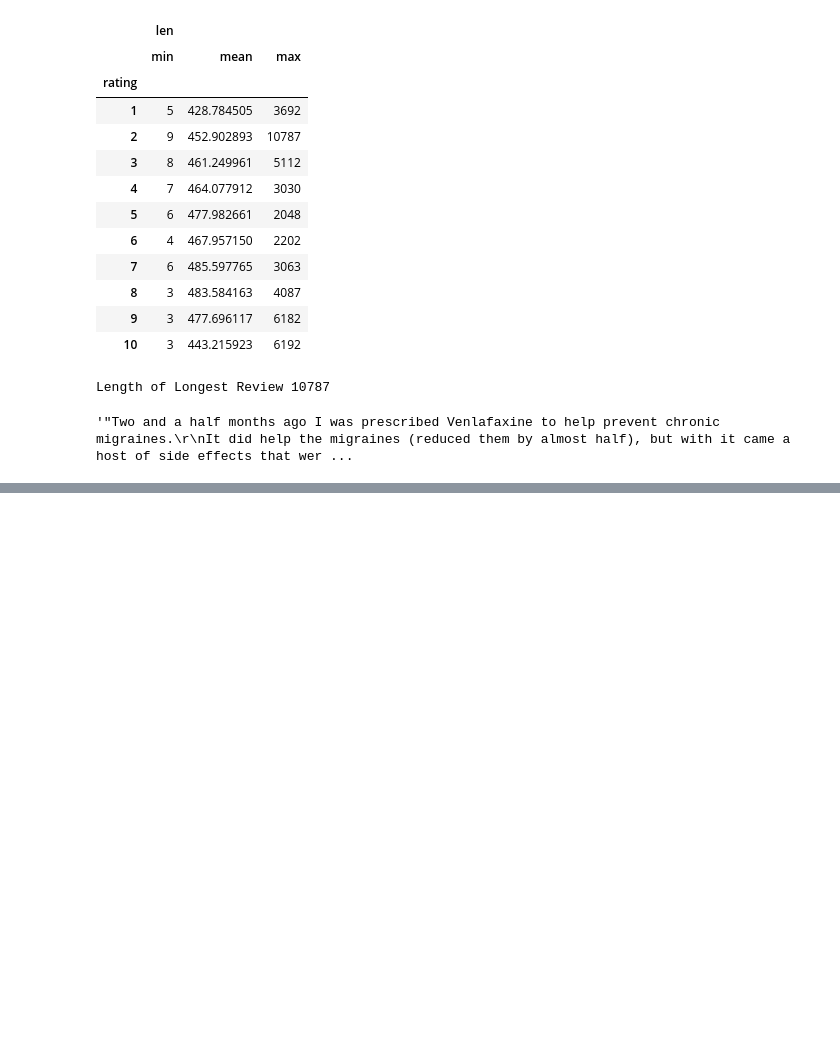
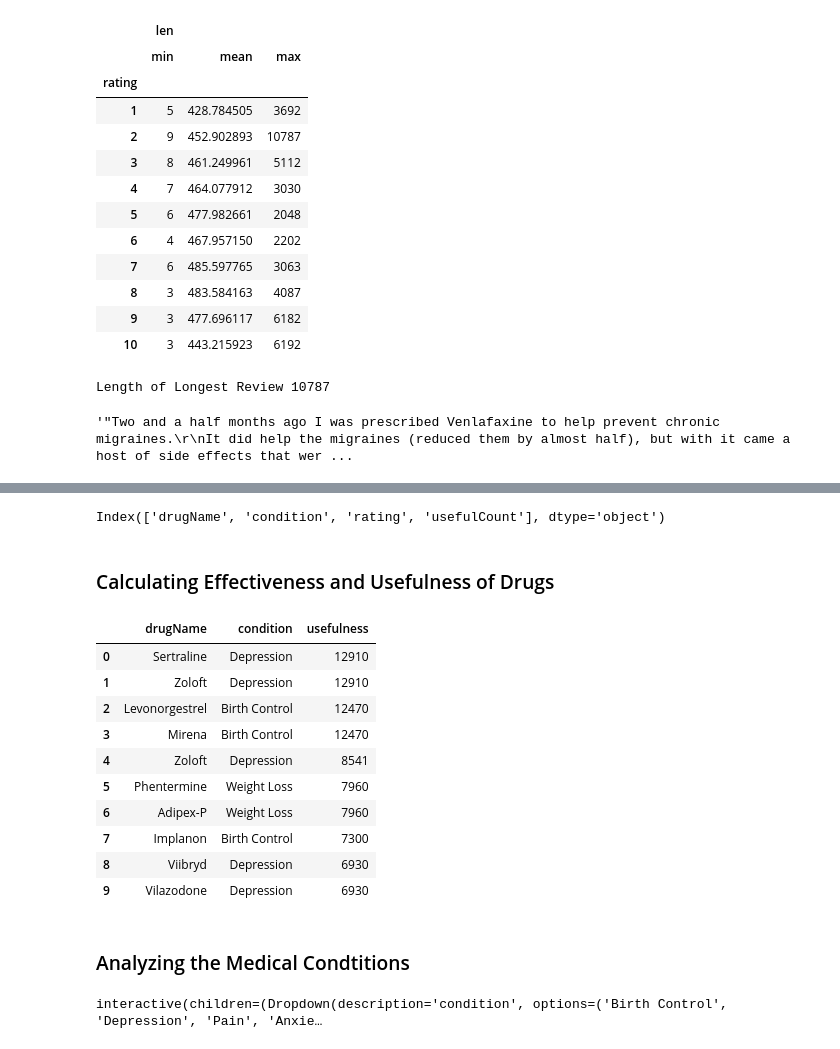
Before and after one commit to ElbrusGasim/Data_Science, a Jupyter notebook: NLP.ipynb, the cells around one changed output, grey strips where cells are left out. Cells and saved outputs as stored; diff of their text form; code cells hidden in the pictures; blank space fills up the shorter version.

```diff
--- a/NLP.ipynb
+++ b/NLP.ipynb
@@ -189,0 +276,12 @@ Length of Longest Review 10787
+# %%
+# as we can see that Sentiment and length of the review are not related to Reviews, we will drop the sentiment column
+
+# lets remove the unique Id, date, review, len, and sentiment column also
+data = data.drop(['date','uniqueID','sentiment','review','len'], axis = 1)
+
+# lets check the name of columns now
+data.columns
+# %% [output]
+Index(['drugName', 'condition', 'rating', 'usefulCount'], dtype='object')
+# %% [markdown]
+### Calculating Effectiveness and Usefulness of Drugs
@@ -189,0 +307,31 @@ Length of Longest Review 10787
+# %%
+# lets also calculate Usefulness Score
+
+data['usefulness'] = data['rating']*data['usefulCount']*data['eff_score']
+
+# lets check the Top 10 Most Useful Drugs with their Respective Conditions
+data[['drugName','condition','usefulness']][data['usefulness'] >
+                            data['usefulness'].mean()].sort_values(by = 'usefulness',
+                                        ascending = False).head(10).reset_index(drop = True)
+# %% [output]
+|  | drugName | condition | usefulness |
+| 0 | Sertraline | Depression | 12910 |
+| 1 | Zoloft | Depression | 12910 |
+| 2 | Levonorgestrel | Birth Control | 12470 |
+| 3 | Mirena | Birth Control | 12470 |
+| 4 | Zoloft | Depression | 8541 |
+| 5 | Phentermine | Weight Loss | 7960 |
+| 6 | Adipex-P | Weight Loss | 7960 |
+| 7 | Implanon | Birth Control | 7300 |
+| 8 | Viibryd | Depression | 6930 |
+| 9 | Vilazodone | Depression | 6930 |
+# %% [markdown]
+### Analyzing the Medical Condtitions
+# %%
+# lets calculate the Number of Useless and Useful Drugs for Each Condition
+
+@interact
+def check(condition = list(data['condition'].value_counts().index)):
+    return data[data['condition'] == condition]['eff_score'].value_counts()
+# %% [output]
+interactive(children=(Dropdown(description='condition', options=('Birth Control', 'Depression', 'Pain', 'Anxie…
```
Also changed, not shown: parts of 15 cells of this notebook.
